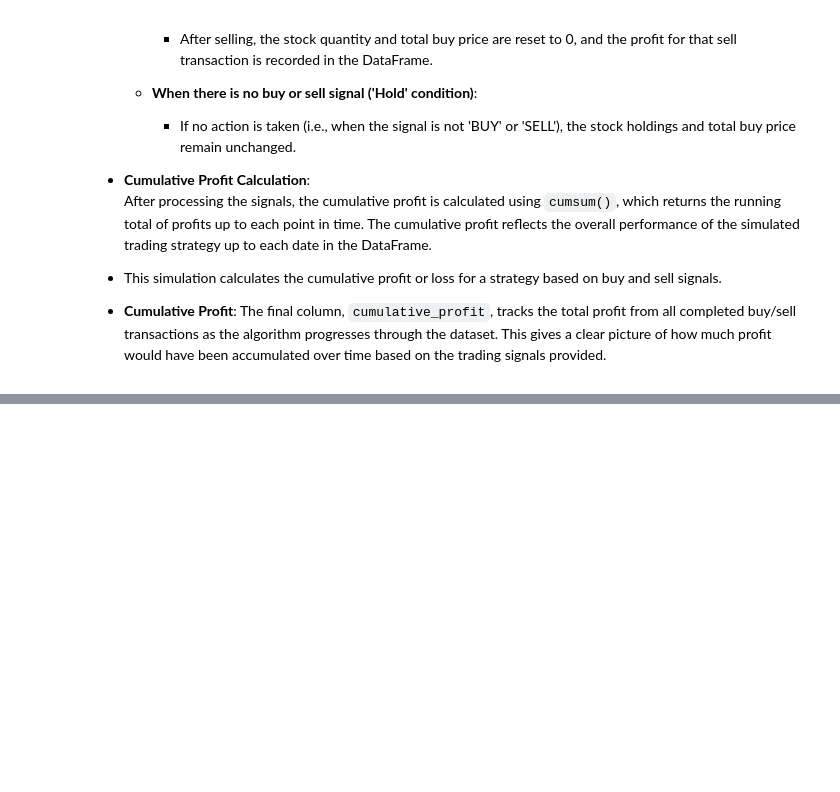
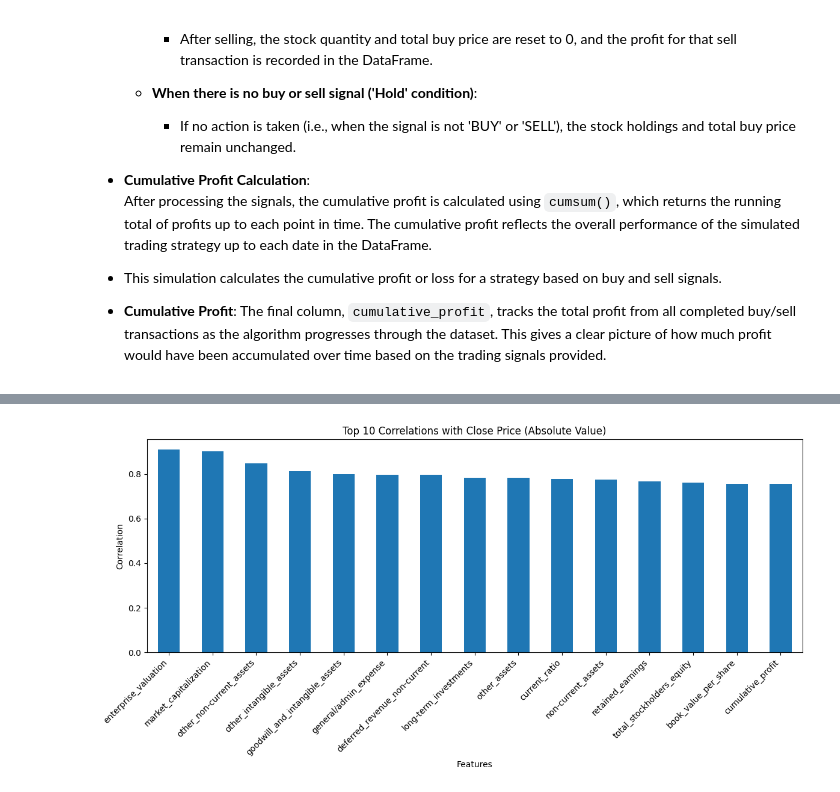
Before and after one commit to roboGOD/iisc-dsp-stock-price-prediction, a Jupyter notebook: src/02-eda.ipynb, the cells around one changed output, grey strips where cells are left out. Drawn from its saved outputs; the diff is of its cells as text; code cells hidden in the pictures; blank space fills up the shorter version.

Commit message:
Added PCA and correlation analysis

```diff
--- a/src/02-eda.ipynb
+++ b/src/02-eda.ipynb
@@ -320,0 +321,14 @@ df.to_csv('eda.csv', index=False)
+# %%
+# Drop string columns
+df_numeric = df.select_dtypes(exclude=['object', 'datetime64[ns]'])
+
+# Drop columns that are not relevant to correlation analysis with closing price
+columns_to_drop = ['stock_quantity', 'total_buy_price', 'stock_profit', 'high', 'low', 'adj_close', 'open',
+                   'normalized_close', '10_Day_Avg', 'Next_10_Day_Avg', '30_DMA']
+df_numeric = df_numeric.drop(columns=columns_to_drop, errors='ignore')
+
+# Calculate correlation with 'close' price
+correlation_with_close = df_numeric.corr()['close'].drop('close')
+top_10_correlations = correlation_with_close.abs().sort_values(ascending=False).head(15)
+
+top_10_correlations
@@ -320,0 +353,11 @@ df.to_csv('eda.csv', index=False)
+# %%
+plt.figure(figsize=(12, 6))
+top_10_correlations.plot(kind='bar')
+plt.title('Top 10 Correlations with Close Price (Absolute Value)')
+plt.xlabel('Features')
+plt.ylabel('Correlation')
+plt.xticks(rotation=45, ha='right')
+plt.tight_layout()
+plt.show()
+# %% [output]
+[figure, added]
```
Also changed, not shown: parts of 19 cells of this notebook.
